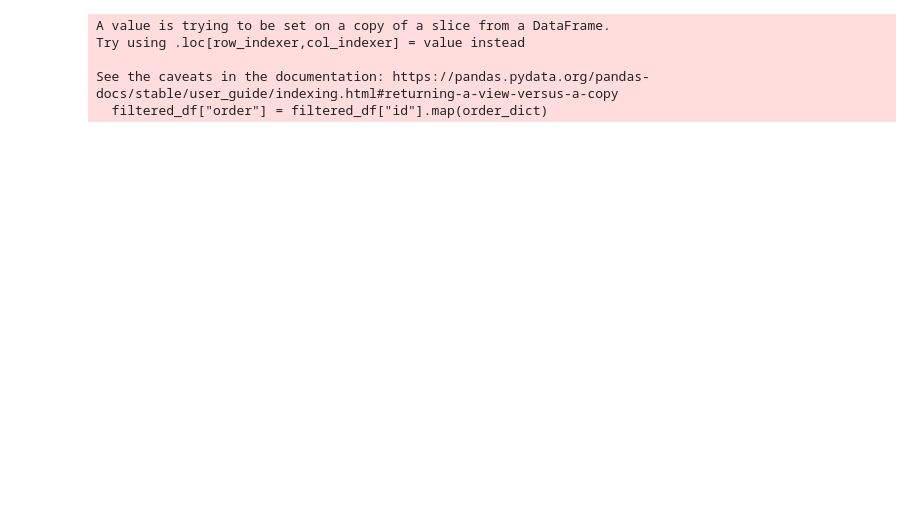
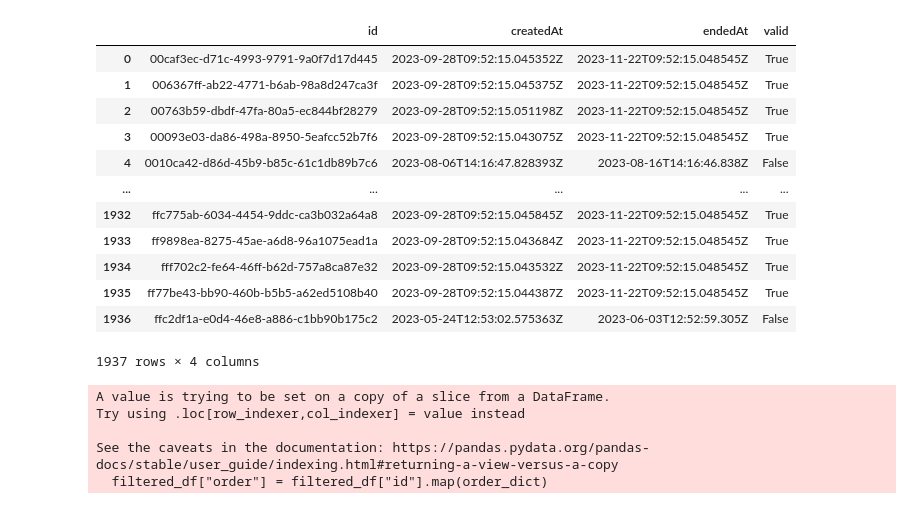
Before and after one commit to e-Odinson226/poller_recommender_system, a Jupyter notebook: Poller/NoteBooks/poller_v2.ipynb, the cells around one changed output. Saved outputs shown, nothing was run; the diff lists cells and outputs as text; code cells hidden in the pictures; blank space fills up the shorter version.

```diff
--- a/Poller/NoteBooks/poller_v2.ipynb
+++ b/Poller/NoteBooks/poller_v2.ipynb
@@ -776,3 +847,19 @@ filtered_polls_df = concatenated_df[["id", "createdAt", "endedAt"]]
+# %%
+filtered_polls_df
+# %% [output]
+|  | id | createdAt | endedAt | valid |
+| 0 | 00caf3ec-d71c-4993-9791-9a0f7d17d445 | 2023-09-28T09:52:15.045352Z | 2023-11-22T09:52:15.048545Z | True |
+| 1 | 006367ff-ab22-4771-b6ab-98a8d247ca3f | 2023-09-28T09:52:15.045375Z | 2023-11-22T09:52:15.048545Z | True |
+| 2 | 00763b59-dbdf-47fa-80a5-ec844bf28279 | 2023-09-28T09:52:15.051198Z | 2023-11-22T09:52:15.048545Z | True |
+| 3 | 00093e03-da86-498a-8950-5eafcc52b7f6 | 2023-09-28T09:52:15.043075Z | 2023-11-22T09:52:15.048545Z | True |
+| 4 | 0010ca42-d86d-45b9-b85c-61c1db89b7c6 | 2023-08-06T14:16:47.828393Z | 2023-08-16T14:16:46.838Z | False |
+| ... | ... | ... | ... | ... |
+| 1932 | ffc775ab-6034-4454-9ddc-ca3b032a64a8 | 2023-09-28T09:52:15.045845Z | 2023-11-22T09:52:15.048545Z | True |
+| 1933 | ff9898ea-8275-45ae-a6d8-96a1075ead1a | 2023-09-28T09:52:15.043684Z | 2023-11-22T09:52:15.048545Z | True |
+| 1934 | fff702c2-fe64-46ff-b62d-757a8ca87e32 | 2023-09-28T09:52:15.043532Z | 2023-11-22T09:52:15.048545Z | True |
+| 1935 | ff77be43-bb90-460b-b5b5-a62ed5108b40 | 2023-09-28T09:52:15.044387Z | 2023-11-22T09:52:15.048545Z | True |
+| 1936 | ffc2df1a-e0d4-46e8-a886-c1bb90b175c2 | 2023-05-24T12:53:02.575363Z | 2023-06-03T12:52:59.305Z | False |
+1937 rows × 4 columns
 # %%
 cosine_similarity_matrix = calc_cosine_similarity_matrix(
     polls_tf_idf_matrix, polls_tf_idf_matrix
```
Also changed, not shown: parts of 10 cells of this notebook, 2 other files.
